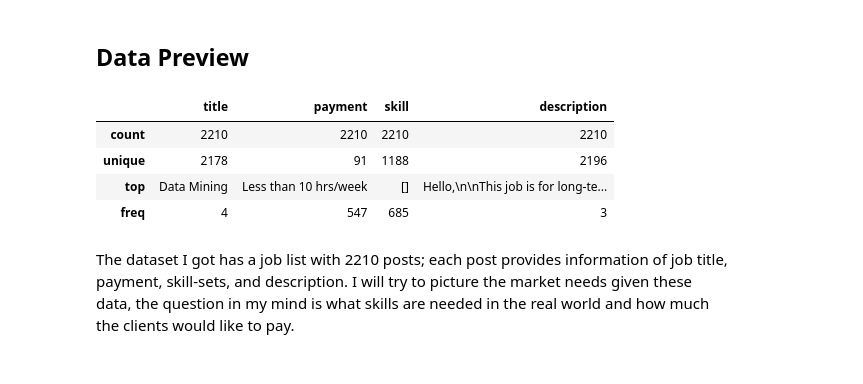
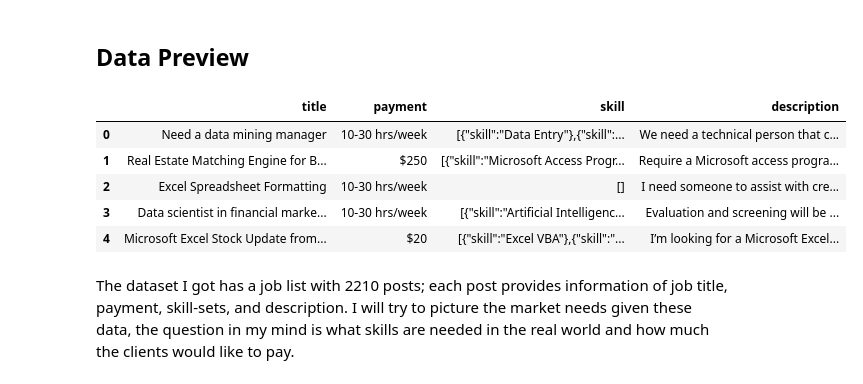
Before and after one commit to niuguy/portfolio, a Jupyter notebook: upwork/upwork_datascience_jobs.ipynb, the cells around one changed output. Drawn from its saved outputs; the diff is of its cells as text; code cells hidden in the pictures.

Commit message:
upwork expertise analysis

```diff
--- a/upwork/upwork_datascience_jobs.ipynb
+++ b/upwork/upwork_datascience_jobs.ipynb
@@ -6,19 +6,21 @@ Bear these questions in my mind, I explored the job posts on upwork and had some
 # %%
 %matplotlib inline
 import pandas as pd
 import matplotlib.pyplot as plt
 import numpy as np
 import seaborn as sns
 
-jobs_df = pd.read_csv('upwork_datascience_jobs.csv')
+jobs_df = pd.read_csv('upwork_datascience_jobs.csv', thousands=',')
 # a brief view
 jobs_df.describe()
+jobs_df.head()
 # %% [output]
 |  | title | payment | skill | description |
-| count | 2210 | 2210 | 2210 | 2210 |
-| unique | 2178 | 91 | 1188 | 2196 |
-| top | Data Mining | Less than 10 hrs/week | [] | Hello,\n\nThis job is for long-te... |
-| freq | 4 | 547 | 685 | 3 |
+| 0 | Need a data mining manager | 10-30 hrs/week | [{"skill":"Data Entry"},{"skill":... | We need a technical person that c... |
+| 1 | Real Estate Matching Engine for B... | $250 | [{"skill":"Microsoft Access Progr... | Require a Microsoft access progra... |
+| 2 | Excel Spreadsheet Formatting | 10-30 hrs/week | [] | I need someone to assist with cre... |
+| 3 | Data scientist in financial marke... | 10-30 hrs/week | [{"skill":"Artificial Intelligenc... | Evaluation and screening will be ... |
+| 4 | Microsoft Excel Stock Update from... | $20 | [{"skill":"Excel VBA"},{"skill":"... | I’m looking for a Microsoft Excel... |
 # %% [markdown]
 The dataset I got has a job list with 2210 posts; each post provides information of job title, payment, skill-sets, and description.
 I will try to picture the market needs given these data, the question in my mind is what skills are needed in the real world and how much the clients would like to pay.
```
Also changed, not shown: 7 other files.
